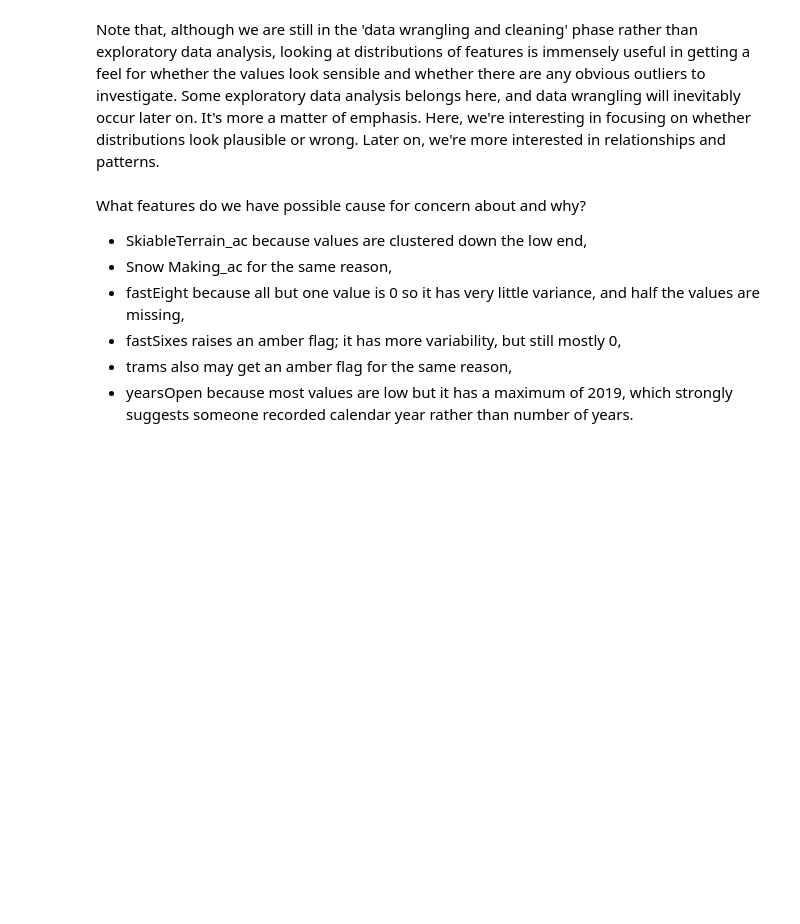
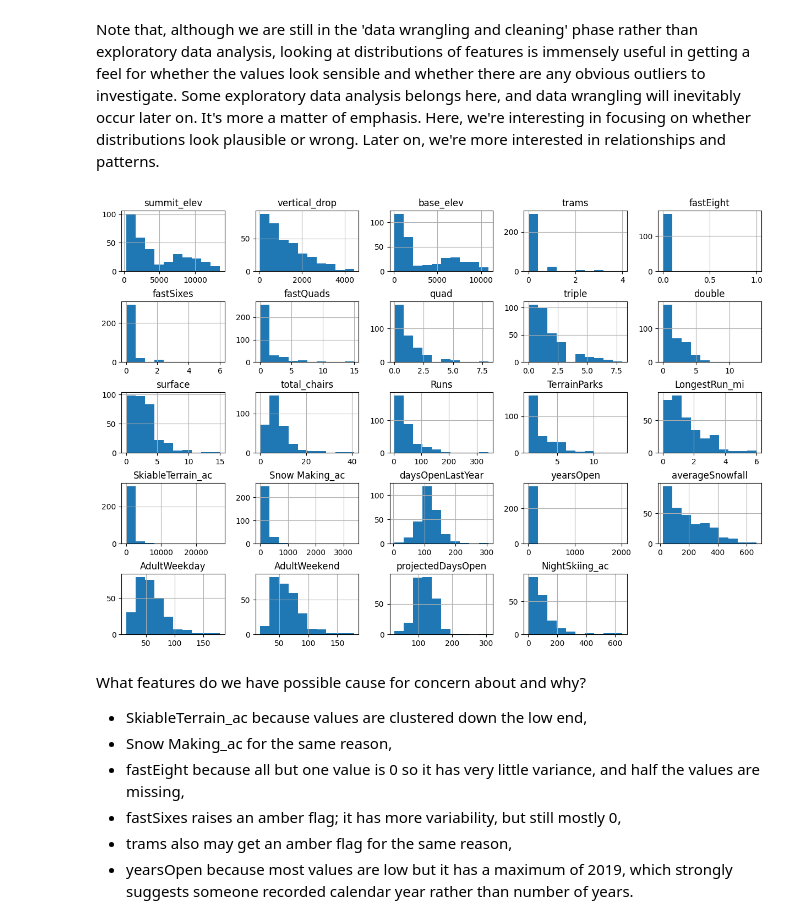
Before and after one commit to andy188w/DataScienceGuidedCapstone, a Jupyter notebook: Notebooks/02_data_wrangling.ipynb, the cells around one changed output. Saved outputs shown, nothing was run; the diff lists cells and outputs as text; code cells hidden in the pictures; blank space fills up the shorter version.

```diff
--- a/Notebooks/02_data_wrangling.ipynb
+++ b/Notebooks/02_data_wrangling.ipynb
@@ -477,12 +505,15 @@ Note that, although we are still in the 'data wrangling and cleaning' phase rath
 # %%
 #Code task 18#
 #Call ski_data's `hist` method to plot histograms of each of the numeric features
 #Try passing it an argument figsize=(15,10)
 #Try calling plt.subplots_adjust() with an argument hspace=0.5 to adjust the spacing
 #It's important you create legible and easy-to-read plots
-ski_data.___(___)
+ski_data.hist(figsize=(15,10))
 #plt.subplots_adjust(hspace=___);
+plt.subplots_adjust(hspace=0.5);
 #Hint: notice how the terminating ';' "swallows" some messy output and leads to a tidier notebook
+# %% [output]
+[figure, added]
 # %% [markdown]
 What features do we have possible cause for concern about and why?
 
```
Also changed, not shown: parts of 8 cells of this notebook.
